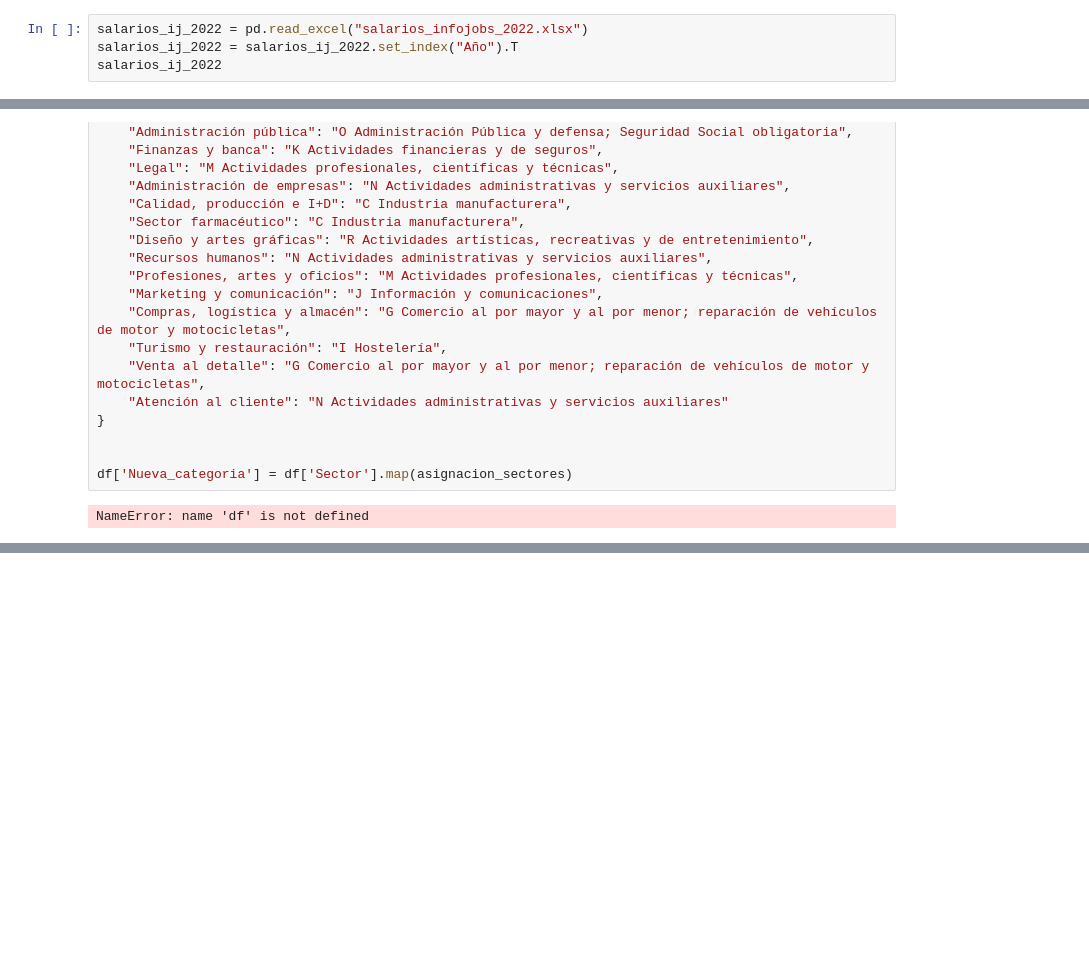
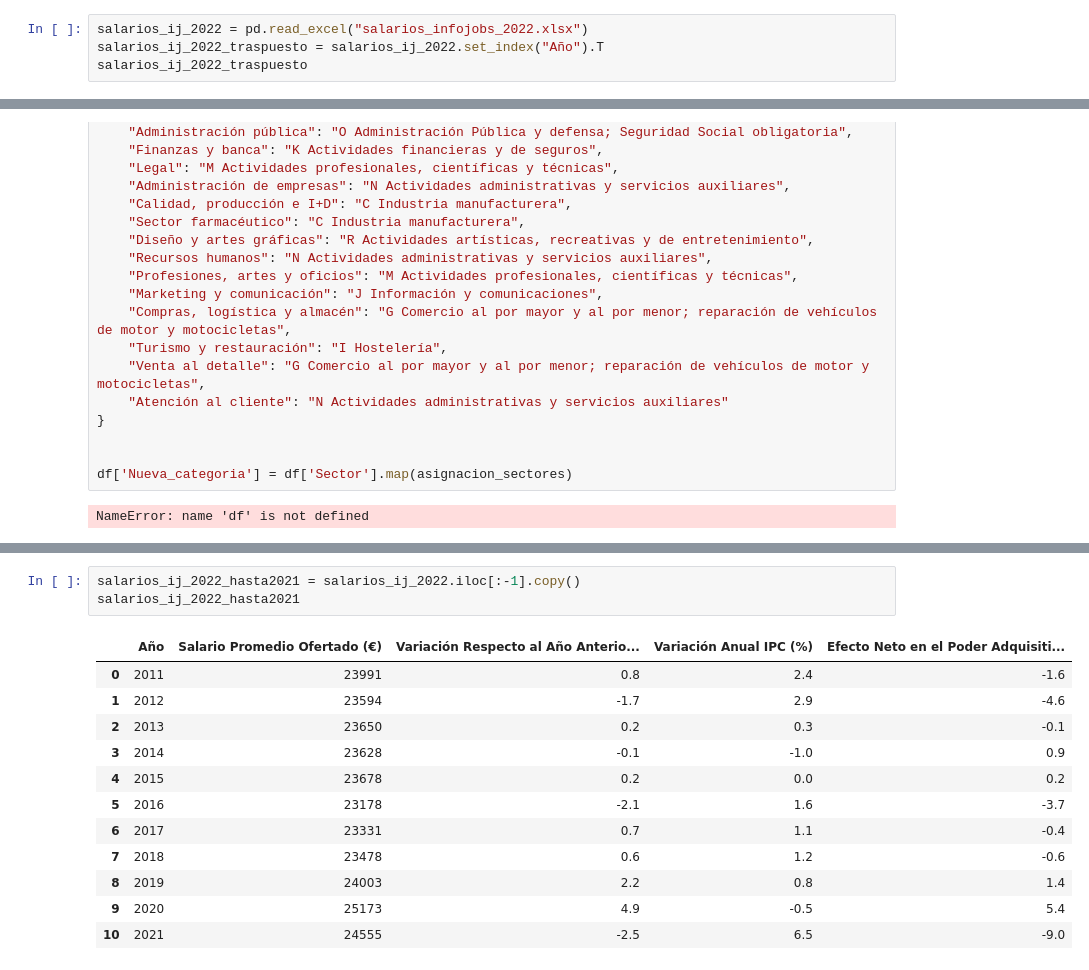
Before and after one commit to adrianbenitezrueda/first-project-data, a Jupyter notebook: main_josemi.ipynb, the cells around one changed output, grey strips where cells are left out. Cells and saved outputs as stored; diff of their text form; blank space fills up the shorter version.

```diff
--- a/main_josemi.ipynb
+++ b/main_josemi.ipynb
@@ -5,8 +8,8 @@ import numpy as np
 # Informes de InfoJobs
 # %%
 salarios_ij_2022 = pd.read_excel("salarios_infojobs_2022.xlsx")
-salarios_ij_2022 = salarios_ij_2022.set_index("Año").T
-salarios_ij_2022
+salarios_ij_2022_traspuesto = salarios_ij_2022.set_index("Año").T
+salarios_ij_2022_traspuesto
 # %% [output]
 | Año | 2011 | 2012 | 2013 | 2014 | 2015 | 2016 | 2017 | 2018 | 2019 | 2020 | 2021 | ... |
 | Salario Promedio Ofertado (€) | 23991.0 | 23594.0 | 23650.0 | 23628.0 | 23678.0 | 23178.0 | 23331.0 | 23478.0 | 24003.0 | 25173.0 | 24555.0 | ... |
@@ -169,0 +190,16 @@ NameError: name 'df' is not defined
+# %%
+salarios_ij_2022_hasta2021 = salarios_ij_2022.iloc[:-1].copy()
+salarios_ij_2022_hasta2021
+# %% [output]
+|  | Año | Salario Promedio Ofertado (€) | Variación Respecto al Año Anterio... | Variación Anual IPC (%) | Efecto Neto en el Poder Adquisiti... |
+| 0 | 2011 | 23991 | 0.8 | 2.4 | -1.6 |
+| 1 | 2012 | 23594 | -1.7 | 2.9 | -4.6 |
+| 2 | 2013 | 23650 | 0.2 | 0.3 | -0.1 |
+| 3 | 2014 | 23628 | -0.1 | -1.0 | 0.9 |
+| 4 | 2015 | 23678 | 0.2 | 0.0 | 0.2 |
+| 5 | 2016 | 23178 | -2.1 | 1.6 | -3.7 |
+| 6 | 2017 | 23331 | 0.7 | 1.1 | -0.4 |
+| 7 | 2018 | 23478 | 0.6 | 1.2 | -0.6 |
+| 8 | 2019 | 24003 | 2.2 | 0.8 | 1.4 |
+| 9 | 2020 | 25173 | 4.9 | -0.5 | 5.4 |
+| 10 | 2021 | 24555 | -2.5 | 6.5 | -9.0 |
```
Also changed, not shown: parts of 17 cells of this notebook, 1 other file.
